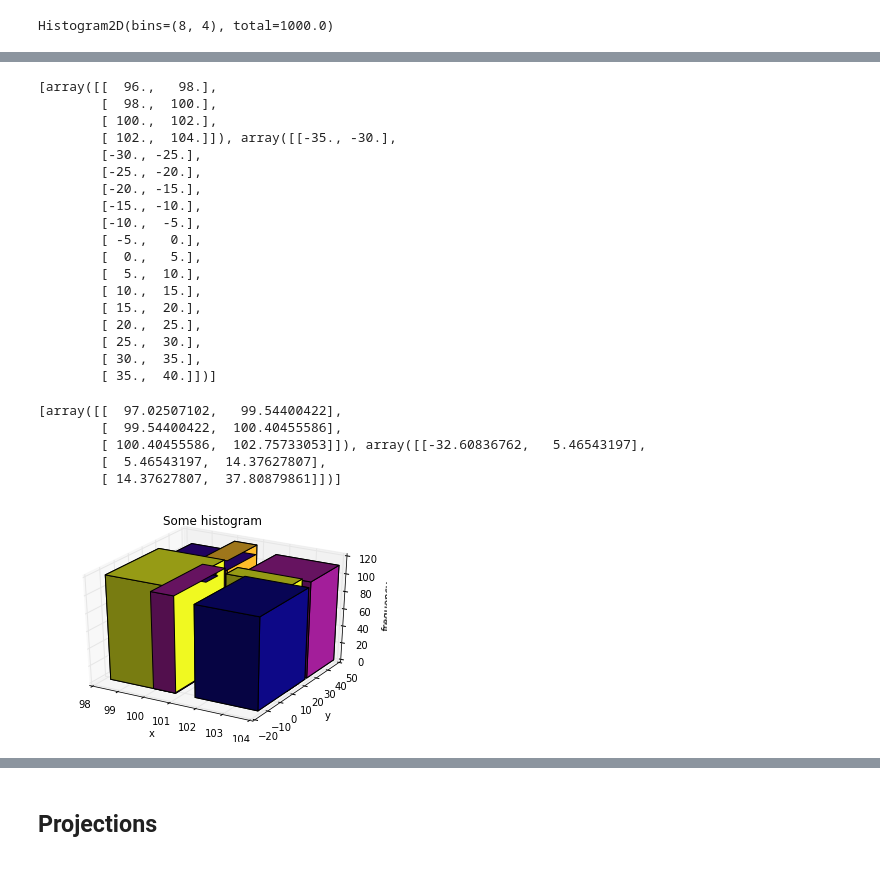
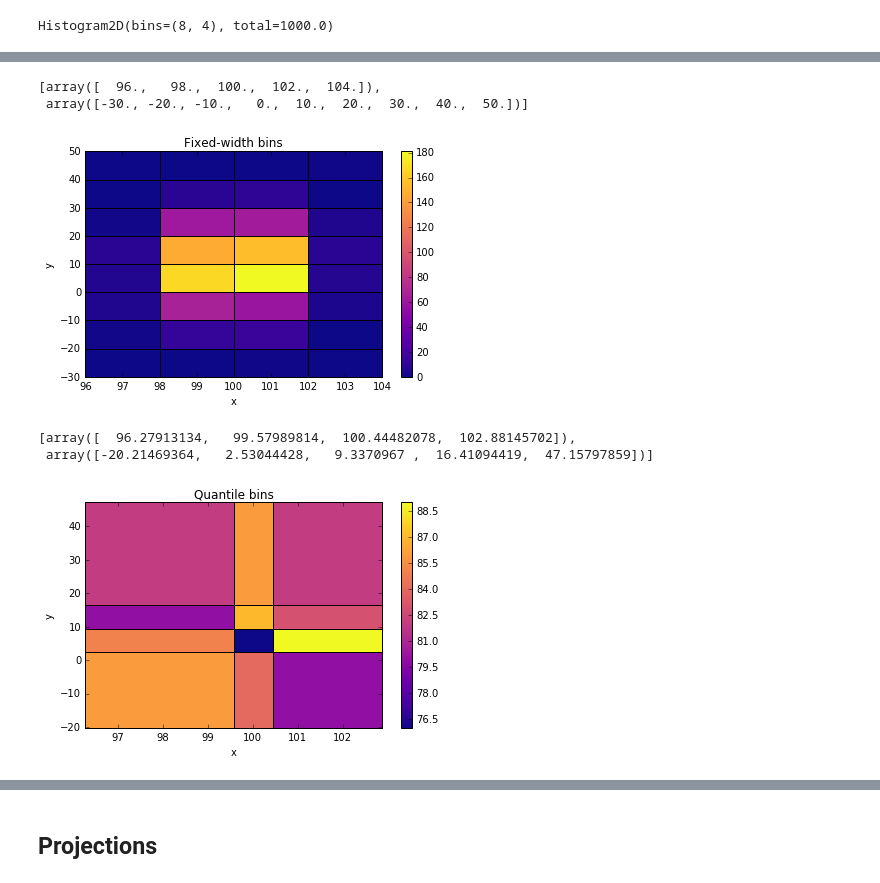
Before and after one commit to janpipek/physt, a Jupyter notebook: doc/2D Histograms.ipynb, the cells around one changed output, grey strips where cells are left out. Cells and saved outputs as stored; diff of their text form; code cells hidden in the pictures.

```diff
--- a/doc/2D Histograms.ipynb
+++ b/doc/2D Histograms.ipynb
@@ -12,7 +13,8 @@ import seaborn.apionly as sns
 x = np.random.normal(100, 1, 1000)
 y = np.random.normal(10, 10, 1000)
 # %%
-h2 = histogram2d(x, y, [8, 4], name="Some histogram", axis_names=["x", "y"])
-h2
+# Create a simple histogram
+histogram = h2(x, y, [8, 4], name="Some histogram", axis_names=["x", "y"])
+histogram
 # %% [output]
 Histogram2D(bins=(8, 4), total=1000.0)
@@ -32,33 +37,16 @@ array([[   0.,    3.,    9.,    0.],
 # %%
-h3 = histogram2d(x, y, "fixed_width", (2, 5), name="Some histogram", axis_names=["x", "y"])
-h3.bins
+histogram = h2(x, y, "fixed_width", (2, 10), name="Fixed-width bins", axis_names=["x", "y"])
+histogram.plot();
+histogram.numpy_bins
 # %% [output]
-[array([[  96.,   98.],
-        [  98.,  100.],
-        [ 100.,  102.],
-        [ 102.,  104.]]), array([[-35., -30.],
-        [-30., -25.],
-        [-25., -20.],
-        [-20., -15.],
-        [-15., -10.],
-        [-10.,  -5.],
-        [ -5.,   0.],
-        [  0.,   5.],
-        [  5.,  10.],
-        [ 10.,  15.],
-        [ 15.,  20.],
-        [ 20.,  25.],
-        [ 25.,  30.],
-        [ 30.,  35.],
-        [ 35.,  40.]])]
+[array([  96.,   98.,  100.,  102.,  104.]),
+ array([-30., -20., -10.,   0.,  10.,  20.,  30.,  40.,  50.])]
+[figure, added]
 # %%
-h4 = histogram2d(x, y, "quantile", 3, name="Some histogram", axis_names=["x", "y"])
-h4.plot()   # Not nice in matplotlib :-()
-h4.bins
+histogram = h2(x, y, "quantile", (3, 4), name="Quantile bins", axis_names=["x", "y"])
+histogram.plot();
+histogram.numpy_bins
 # %% [output]
-[array([[  97.02507102,   99.54400422],
-        [  99.54400422,  100.40455586],
-        [ 100.40455586,  102.75733053]]), array([[-32.60836762,   5.46543197],
-        [  5.46543197,  14.37627807],
-        [ 14.37627807,  37.80879861]])]
+[array([  96.27913134,   99.57989814,  100.44482078,  102.88145702]),
+ array([-20.21469364,   2.53044428,   9.3370967 ,  16.41094419,  47.15797859])]
-[figure, old version]
+[figure, new version]
```
Also changed, not shown: parts of 26 cells of this notebook, 3 other files.
